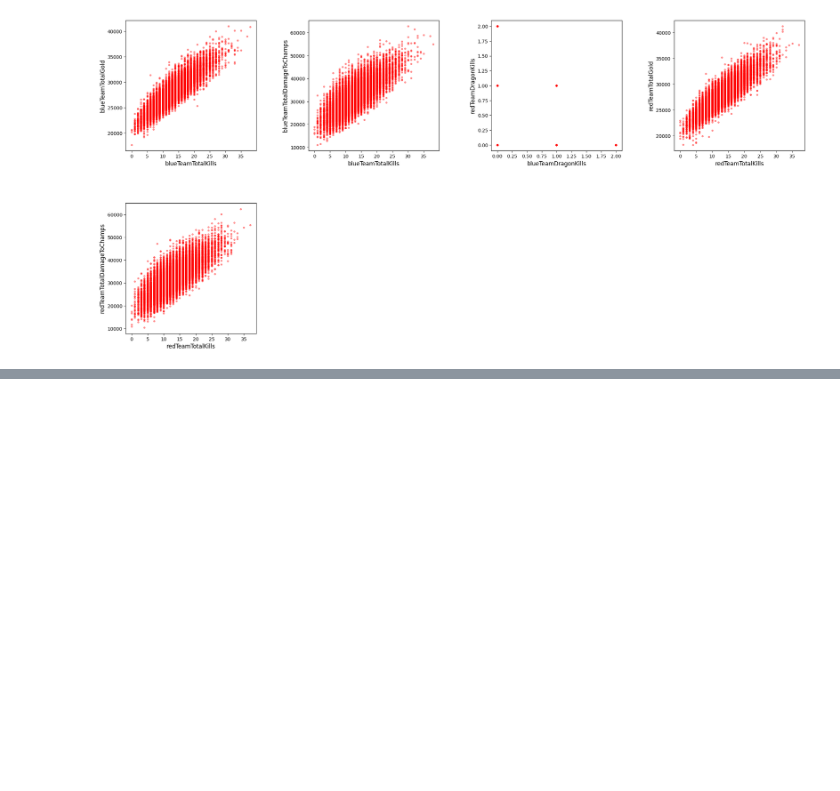
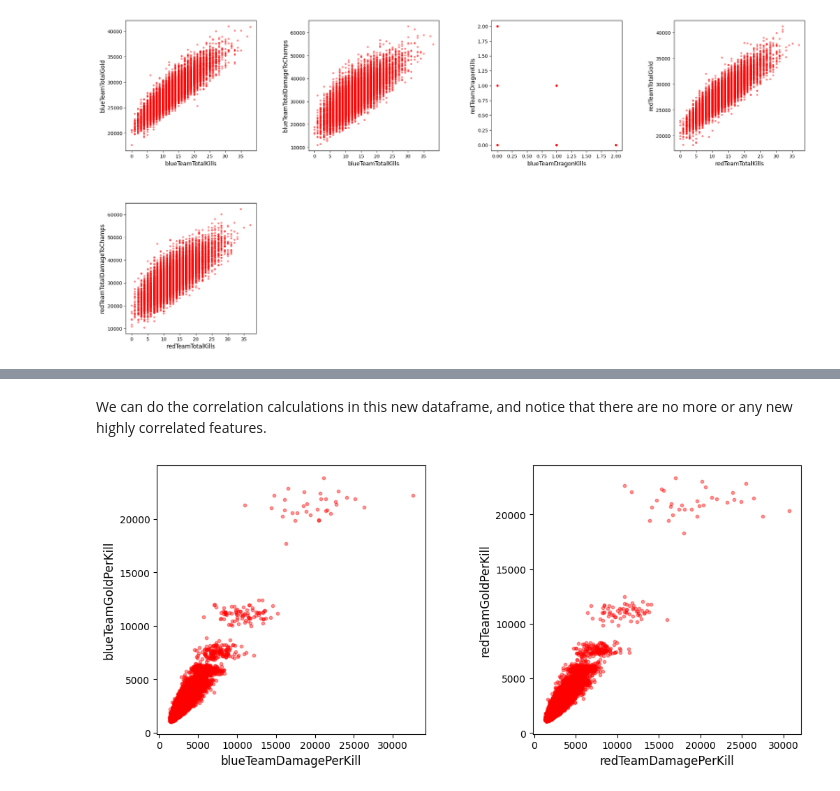
Before and after one commit to gcsam11/IART_LOL, a Jupyter notebook: lol_soloQ.ipynb, the cells around one changed output, grey strips where cells are left out. Drawn from its saved outputs; the diff is of its cells as text; code cells hidden in the pictures; blank space fills up the shorter version.

```diff
--- a/lol_soloQ.ipynb
+++ b/lol_soloQ.ipynb
@@ -401,0 +405,13 @@ for i, cols in enumerate(plot_cols):
+# %%
+df_copy = df.copy()
+
+df_copy['blueTeamDamagePerKill'] = df_copy['blueTeamTotalDamageToChamps']/df_copy['blueTeamTotalKills'].replace(0,1)
+df_copy['redTeamDamagePerKill'] = df_copy['redTeamTotalDamageToChamps']/df_copy['redTeamTotalKills'].replace(0,1)
+df_copy['blueTeamGoldPerKill'] = df_copy['blueTeamTotalGold']/df_copy['blueTeamTotalKills'].replace(0,1)
+df_copy['redTeamGoldPerKill'] = df_copy['redTeamTotalGold']/df_copy['redTeamTotalKills'].replace(0,1)
+df_copy['blueTeamDragonAdvantage'] = df_copy['blueTeamDragonKills'] - df_copy['redTeamDragonKills']
+
+
+df_copy = df_copy.drop(columns=['blueTeamTotalDamageToChamps','redTeamTotalDamageToChamps','blueTeamTotalGold','redTeamTotalGold', 'blueTeamTotalKills', 'redTeamTotalKills', 'blueTeamDragonKills', 'redTeamDragonKills'])
+
+df_copy.head()
@@ -401,0 +426,28 @@ for i, cols in enumerate(plot_cols):
+# %% [markdown]
+We can do the correlation calculations in this new dataframe, and notice that there are no more or any new highly correlated features.
+# %%
+cols = list(df_copy.columns)
+
+plot_cols = []
+
+for i, col1 in enumerate(cols):
+    if col1 == 'blueWin':
+        continue
+    for col2 in cols[i::]:
+        if col1 == col2 or col2 == 'blueWin':
+            continue
+        if math.fabs(df_copy[col1].corr(df_copy[col2])) > 0.75:
+            plot_cols.append([col1,col2])
+
+# Plot the cols with high correlation
+
+plt.figure(figsize=(25,25))
+plt.subplots_adjust(left=0.1,bottom=0.1,right=0.9,top=0.9,wspace=0.4,hspace=0.4)
+
+for i, cols in enumerate(plot_cols):
+    plt.subplot(4,4,i+1)
+    plt.scatter(df_copy[cols[0]],df_copy[cols[1]],s=10,c='red',alpha=0.4)
+    plt.xlabel(f"{cols[0]}",fontsize=12)
+    plt.ylabel(f"{cols[1]}",fontsize=12)
+# %% [output]
+[figure, added]
```
Also changed, not shown: parts of 16 cells of this notebook.
